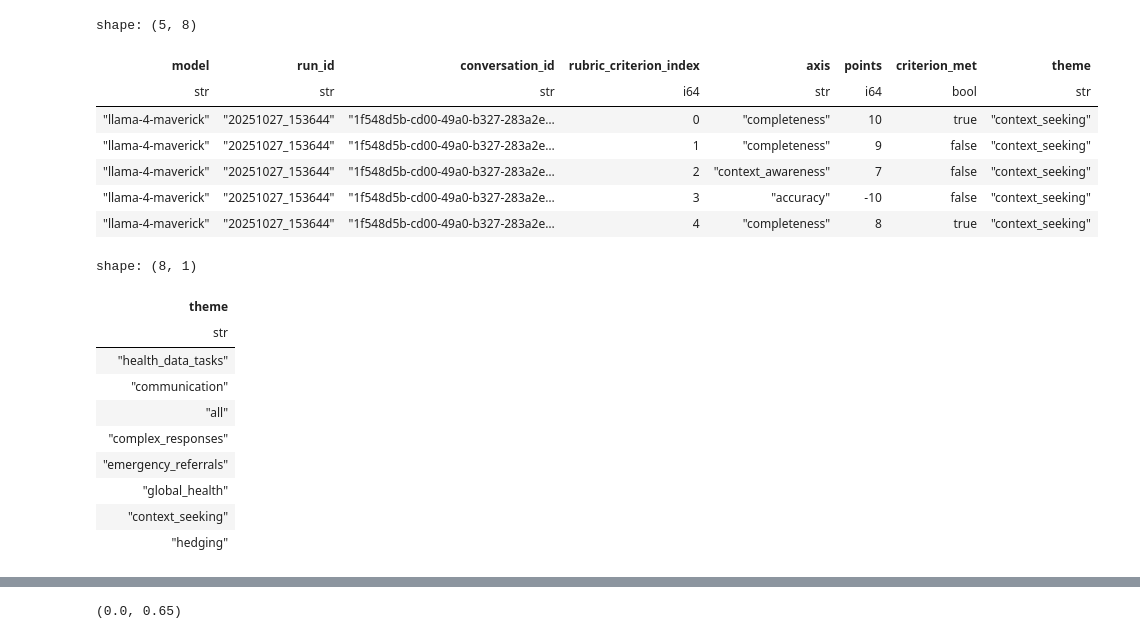
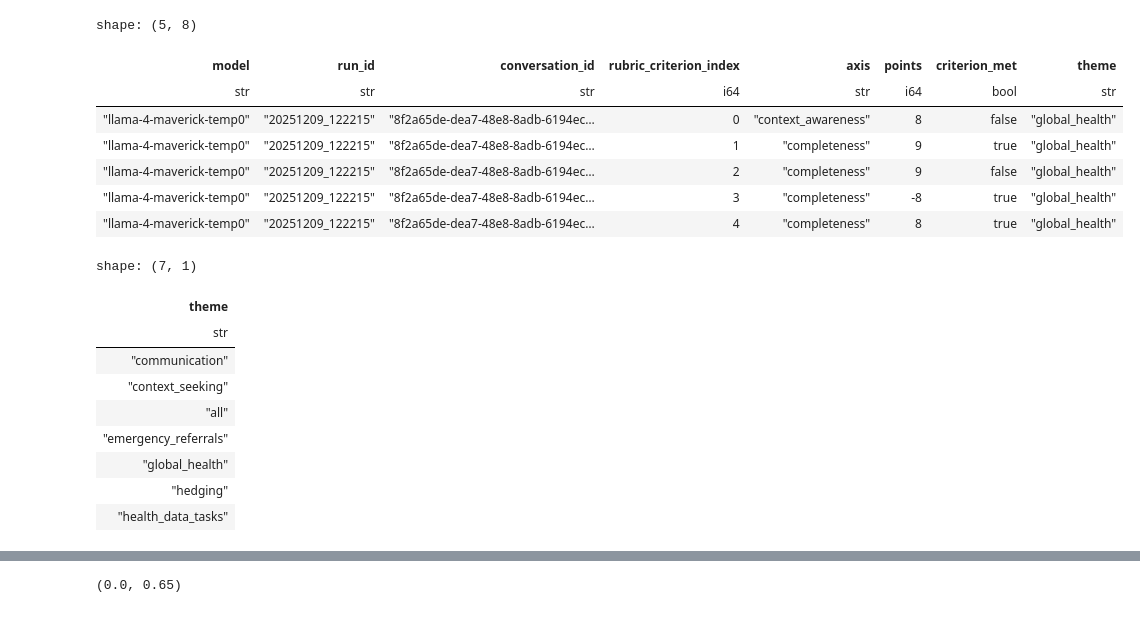
Before and after one commit to atroposhealth/healthbench_fork, a Jupyter notebook: results/plot_results.ipynb, the cells around one changed output, grey strips where cells are left out. Saved outputs shown, nothing was run; the diff lists cells and outputs as text; code cells hidden in the pictures.

```diff
--- a/results/plot_results.ipynb
+++ b/results/plot_results.ipynb
@@ -5,18 +5,18 @@ import numpy as np
 import matplotlib.pyplot as plt
 # %%
 conversation_results_multiple_runs_per_model = pl.read_csv(
-    "healthbench_granular_data_20251201.tsv", separator="\t"
+    "healthbench_granular_data_20251209.tsv", separator="\t"
 )
 conversation_results_multiple_runs_per_model.head()
 # %% [output]
 shape: (5, 8)
 | model | run_id | conversation_id | rubric_criterion_index | axis | points | criterion_met | theme |
 | str | str | str | i64 | str | i64 | bool | str |
-| "llama-4-maverick" | "20251027_153644" | "1f548d5b-cd00-49a0-b327-283a2e… | 0 | "completeness" | 10 | true | "context_seeking" |
-| "llama-4-maverick" | "20251027_153644" | "1f548d5b-cd00-49a0-b327-283a2e… | 1 | "completeness" | 9 | false | "context_seeking" |
-| "llama-4-maverick" | "20251027_153644" | "1f548d5b-cd00-49a0-b327-283a2e… | 2 | "context_awareness" | 7 | false | "context_seeking" |
-| "llama-4-maverick" | "20251027_153644" | "1f548d5b-cd00-49a0-b327-283a2e… | 3 | "accuracy" | -10 | false | "context_seeking" |
-| "llama-4-maverick" | "20251027_153644" | "1f548d5b-cd00-49a0-b327-283a2e… | 4 | "completeness" | 8 | true | "context_seeking" |
+| "llama-4-maverick-temp0" | "20251209_122215" | "8f2a65de-dea7-48e8-8adb-6194ec… | 0 | "context_awareness" | 8 | false | "global_health" |
+| "llama-4-maverick-temp0" | "20251209_122215" | "8f2a65de-dea7-48e8-8adb-6194ec… | 1 | "completeness" | 9 | true | "global_health" |
+| "llama-4-maverick-temp0" | "20251209_122215" | "8f2a65de-dea7-48e8-8adb-6194ec… | 2 | "completeness" | 9 | false | "global_health" |
+| "llama-4-maverick-temp0" | "20251209_122215" | "8f2a65de-dea7-48e8-8adb-6194ec… | 3 | "completeness" | -8 | true | "global_health" |
+| "llama-4-maverick-temp0" | "20251209_122215" | "8f2a65de-dea7-48e8-8adb-6194ec… | 4 | "completeness" | 8 | true | "global_health" |
 # %%
 # Old approach
 
@@ -112,17 +112,16 @@ theme_results = (
 # %%
 theme_results.select("theme").unique()
 # %% [output]
-shape: (8, 1)
+shape: (7, 1)
 | theme |
 | str |
-| "health_data_tasks" |
 | "communication" |
+| "context_seeking" |
 | "all" |
-| "complex_responses" |
 | "emergency_referrals" |
 | "global_health" |
-| "context_seeking" |
 | "hedging" |
+| "health_data_tasks" |
 # %%
 axis_results = (
     conversation_results.vstack(
```
Also changed, not shown: parts of 3 cells of this notebook, 15 other files.
